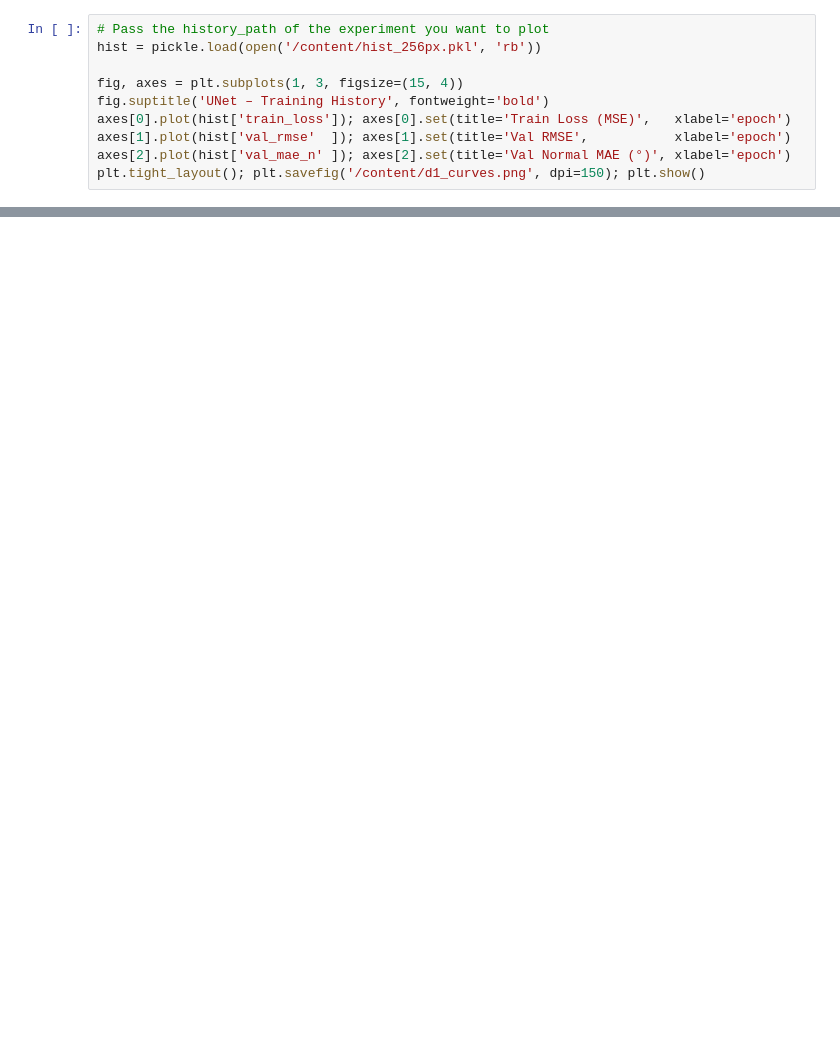
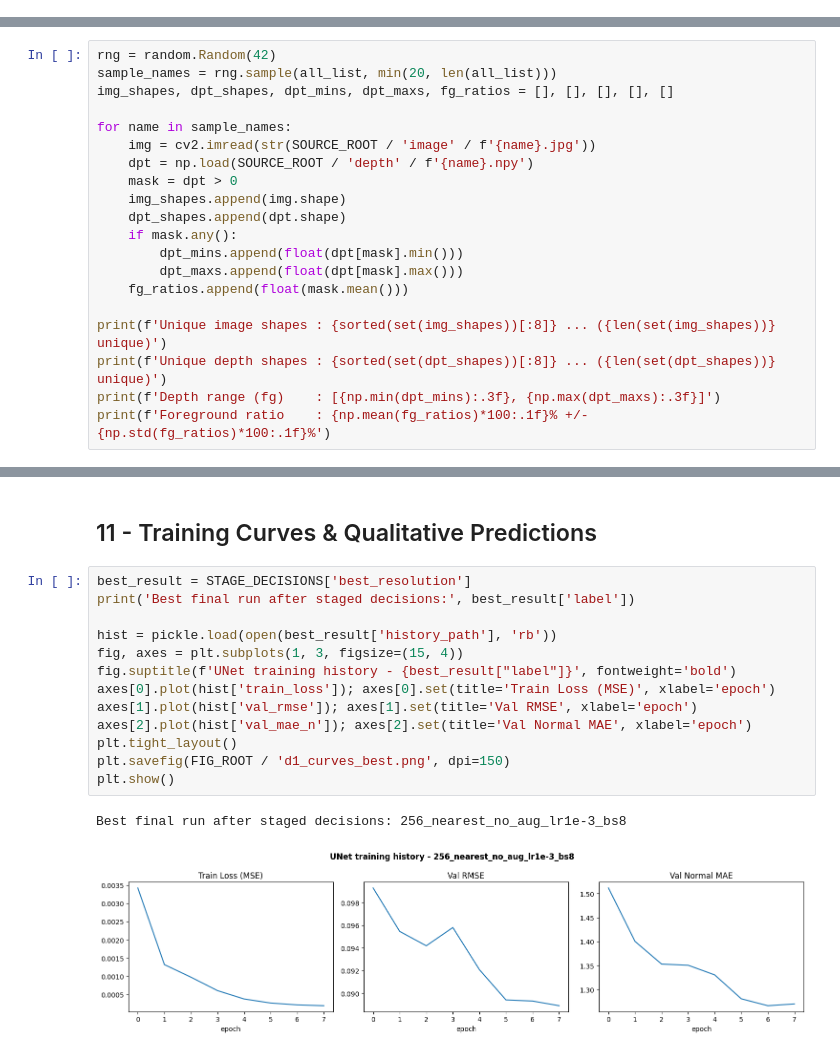
Before and after one commit to lukas-sek/Pose_Estimation, a Jupyter notebook: depth_estimation_d1.ipynb, the cells around one changed output, grey strips where cells are left out. Drawn from its saved outputs; the diff is of its cells as text; blank space fills up the shorter version.

```diff
--- a/depth_estimation_d1.ipynb
+++ b/depth_estimation_d1.ipynb
@@ -765,10 +0,0 @@ else:
-# %%
-# Pass the history_path of the experiment you want to plot
-hist = pickle.load(open('/content/hist_256px.pkl', 'rb'))
-
-fig, axes = plt.subplots(1, 3, figsize=(15, 4))
-fig.suptitle('UNet – Training History', fontweight='bold')
-axes[0].plot(hist['train_loss']); axes[0].set(title='Train Loss (MSE)',   xlabel='epoch')
-axes[1].plot(hist['val_rmse'  ]); axes[1].set(title='Val RMSE',           xlabel='epoch')
-axes[2].plot(hist['val_mae_n' ]); axes[2].set(title='Val Normal MAE (°)', xlabel='epoch')
-plt.tight_layout(); plt.savefig('/content/d1_curves.png', dpi=150); plt.show()
@@ -853,0 +107,20 @@ visualize_predictions(UNet().to(DEVICE), test_list, {
+# %%
+rng = random.Random(42)
+sample_names = rng.sample(all_list, min(20, len(all_list)))
+img_shapes, dpt_shapes, dpt_mins, dpt_maxs, fg_ratios = [], [], [], [], []
+
+for name in sample_names:
+    img = cv2.imread(str(SOURCE_ROOT / 'image' / f'{name}.jpg'))
+    dpt = np.load(SOURCE_ROOT / 'depth' / f'{name}.npy')
+    mask = dpt > 0
+    img_shapes.append(img.shape)
+    dpt_shapes.append(dpt.shape)
+    if mask.any():
+        dpt_mins.append(float(dpt[mask].min()))
+        dpt_maxs.append(float(dpt[mask].max()))
+    fg_ratios.append(float(mask.mean()))
+
+print(f'Unique image shapes : {sorted(set(img_shapes))[:8]} ... ({len(set(img_shapes))} unique)')
+print(f'Unique depth shapes : {sorted(set(dpt_shapes))[:8]} ... ({len(set(dpt_shapes))} unique)')
+print(f'Depth range (fg)    : [{np.min(dpt_mins):.3f}, {np.max(dpt_maxs):.3f}]')
+print(f'Foreground ratio    : {np.mean(fg_ratios)*100:.1f}% +/- {np.std(fg_ratios)*100:.1f}%')
@@ -853,0 +1042,18 @@ visualize_predictions(UNet().to(DEVICE), test_list, {
+# %% [markdown]
+## 11 - Training Curves & Qualitative Predictions
+# %%
+best_result = STAGE_DECISIONS['best_resolution']
+print('Best final run after staged decisions:', best_result['label'])
+
+hist = pickle.load(open(best_result['history_path'], 'rb'))
+fig, axes = plt.subplots(1, 3, figsize=(15, 4))
+fig.suptitle(f'UNet training history - {best_result["label"]}', fontweight='bold')
+axes[0].plot(hist['train_loss']); axes[0].set(title='Train Loss (MSE)', xlabel='epoch')
+axes[1].plot(hist['val_rmse']); axes[1].set(title='Val RMSE', xlabel='epoch')
+axes[2].plot(hist['val_mae_n']); axes[2].set(title='Val Normal MAE', xlabel='epoch')
+plt.tight_layout()
+plt.savefig(FIG_ROOT / 'd1_curves_best.png', dpi=150)
+plt.show()
+# %% [output]
+Best final run after staged decisions: 256_nearest_no_aug_lr1e-3_bs8
+[figure, added]
```
Also changed, not shown: parts of 68 cells of this notebook, 1 other file.
